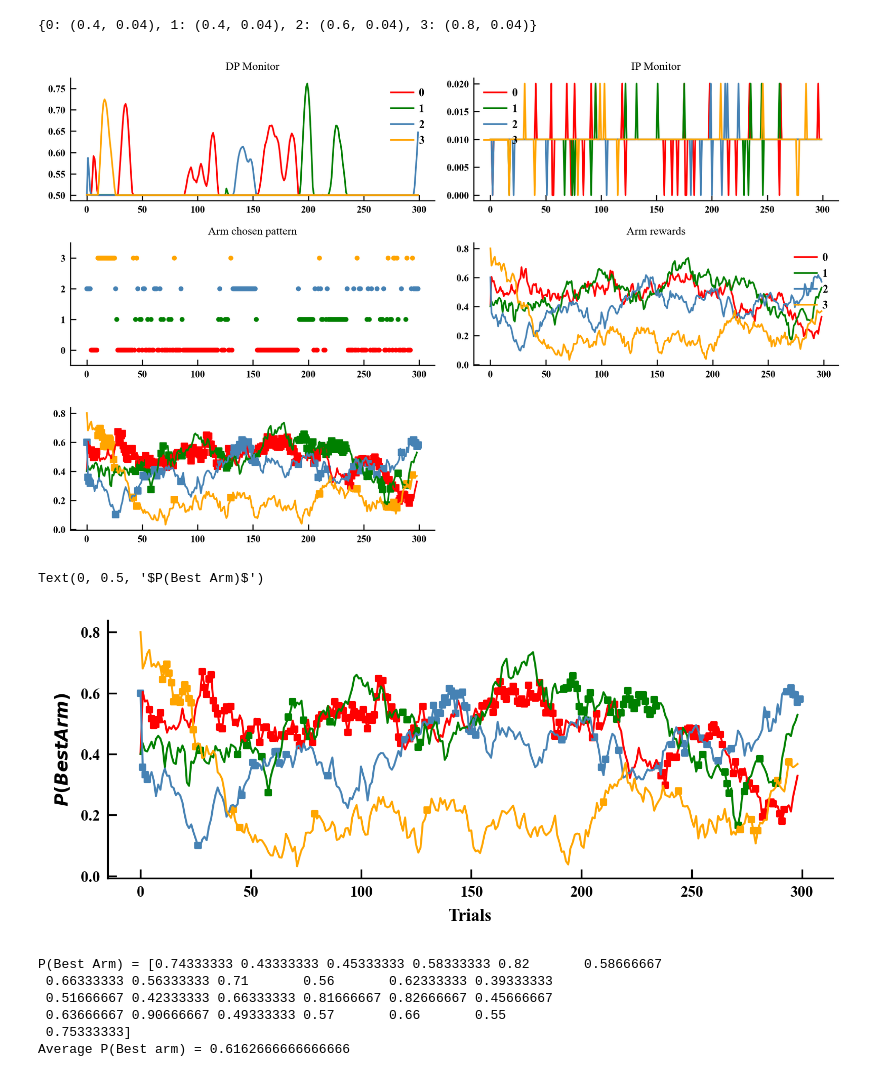
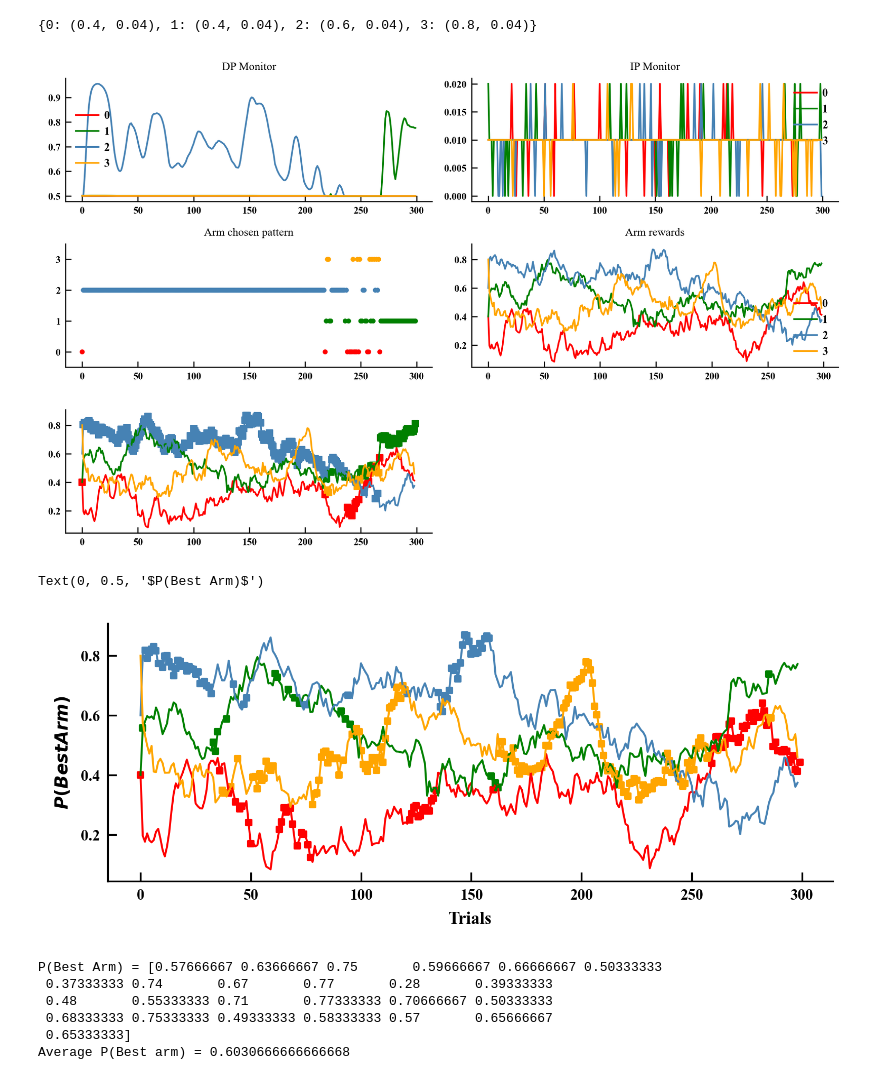
Before and after one commit to CharithaPalika/RotationalDeepBrainStimulation, a Jupyter notebook: simulations/decision_making_tasks/restless_bandits/run_restless_bandits.ipynb, the cells around one changed output. Cells and saved outputs as stored; diff of their text form; code cells hidden in the pictures.

```diff
--- a/simulations/decision_making_tasks/restless_bandits/run_restless_bandits.ipynb
+++ b/simulations/decision_making_tasks/restless_bandits/run_restless_bandits.ipynb
@@ -83,7 +83,7 @@ THETA = 50
 DIFFUSIVE_NOISE_MEAN = 0
 DIFFUSIVE_NOISE_STD = 2.8
 # %%
-var =0.25
+var = 0.3 #0.25
 ARM_MONITOR = defaultdict(dict)
 NUM_ARM_PICKS_MONITOR = defaultdict(dict)
 DP_MONITOR = defaultdict(dict)
@@ -127,7 +127,7 @@ IP_MONITOR[var] = ip_monitor
 ARM_TRACKER[var] = arm_tracker_full
 
 
-EPOCH_NUM = 1
+EPOCH_NUM = 2
 # color_map = {0: 'lightsteelblue', 1: 'cornflowerblue', 2: 'royalblue', 3: 'deepskyblue'}
 color_map = {0: 'Red', 1: 'green', 2: 'steelblue', 3: 'orange'}
 plt.figure(figsize=(8,5))
@@ -177,29 +177,30 @@ for i in range(NUM_ARMS):
     plt.scatter(filtered_time,filtered_rewards, color = color_map[i], marker = 's', s = 20)
 plt.tight_layout()
 # %% [output]
-[figure, old version]
+[figure, new version]
 # %%
 color_map = {0: 'Red', 1: 'green', 2: 'steelblue', 3: 'orange'}
+EPOCH_NUM = 24
 MODIFIED_REW_ARRAY = np.zeros((NUM_ARMS,TRAILS))
 for i in range(TRAILS):
     arm = int(ARM_MONITOR[var][EPOCH_NUM][i].detach().numpy())
     MODIFIED_REW_ARRAY[arm,i] = REW_ARRAY[arm,i]
 
 plt.figure(figsize = (5,2))
 for i in range(NUM_ARMS):
     plt.plot(REW_ARRAY[i][0:-2], color = color_map[i], label = i, linewidth = 0.9)
 
     non_zero_indices = MODIFIED_REW_ARRAY[i] !=0
     time = np.arange(TRAILS)
     filtered_time = time[non_zero_indices]
     filtered_rewards = MODIFIED_REW_ARRAY[i][non_zero_indices]
     plt.scatter(filtered_time,filtered_rewards, color = color_map[i], marker = 's', s = 5)
 plt.xlabel('Trials')
 plt.ylabel('$P(Best Arm)$')
 # plt.title('Reward of the arm and choices of arm picking')
 # %% [output]
 Text(0, 0.5, '$P(Best Arm)$')
-[figure, old version]
+[figure, new version]
 # %%
 # Calculate average Prob of best arm picking every bin
 def max_rew_arm(x:dict):
@@ -217,9 +218,9 @@ PROB = np.mean(NUMBER_OF_MATCHES,axis = 1)
 print(f'P(Best Arm) = {PROB}')
 print(f'Average P(Best arm) = {np.mean(PROB)}')
 # %% [output]
-P(Best Arm) = [0.74333333 0.43333333 0.45333333 0.58333333 0.82       0.58666667
- 0.66333333 0.56333333 0.71       0.56       0.62333333 0.39333333
- 0.51666667 0.42333333 0.66333333 0.81666667 0.82666667 0.45666667
- 0.63666667 0.90666667 0.49333333 0.57       0.66       0.55
- 0.75333333]
-Average P(Best arm) = 0.6162666666666666
+P(Best Arm) = [0.57666667 0.63666667 0.75       0.59666667 0.66666667 0.50333333
+ 0.37333333 0.74       0.67       0.77       0.28       0.39333333
+ 0.48       0.55333333 0.71       0.77333333 0.70666667 0.50333333
+ 0.68333333 0.75333333 0.49333333 0.58333333 0.57       0.65666667
+ 0.65333333]
+Average P(Best arm) = 0.6030666666666668
```
Also changed, not shown: parts of 2 cells of this notebook, 13 other files.
